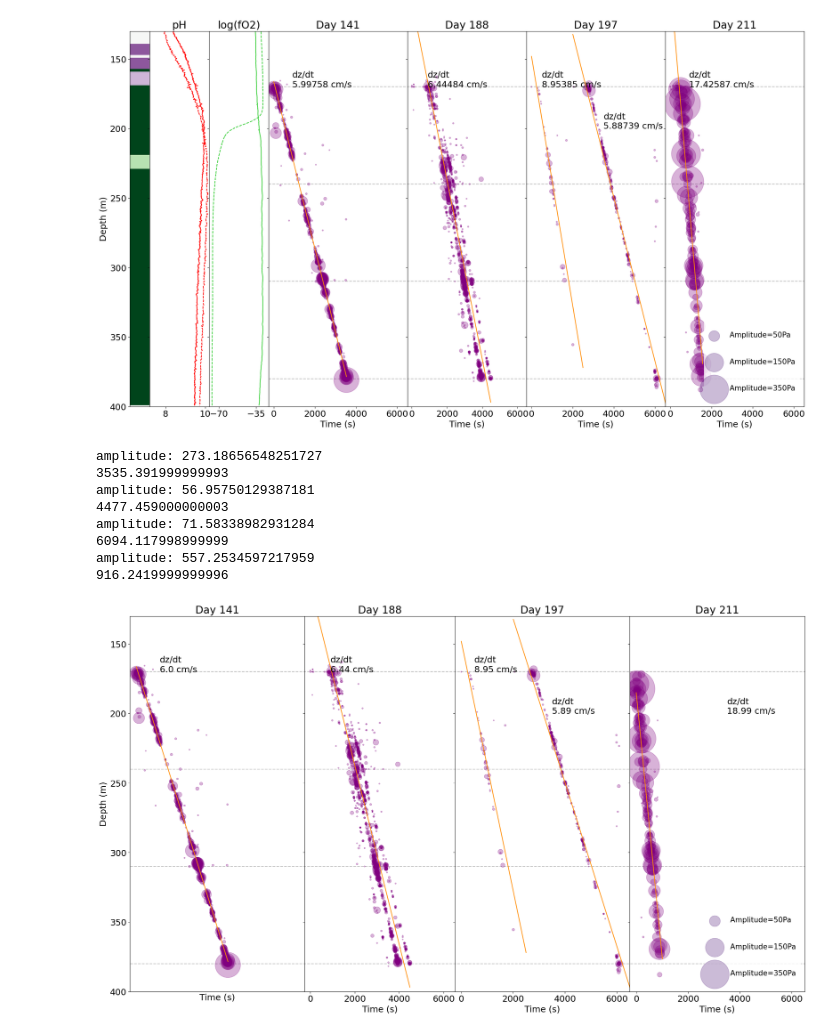
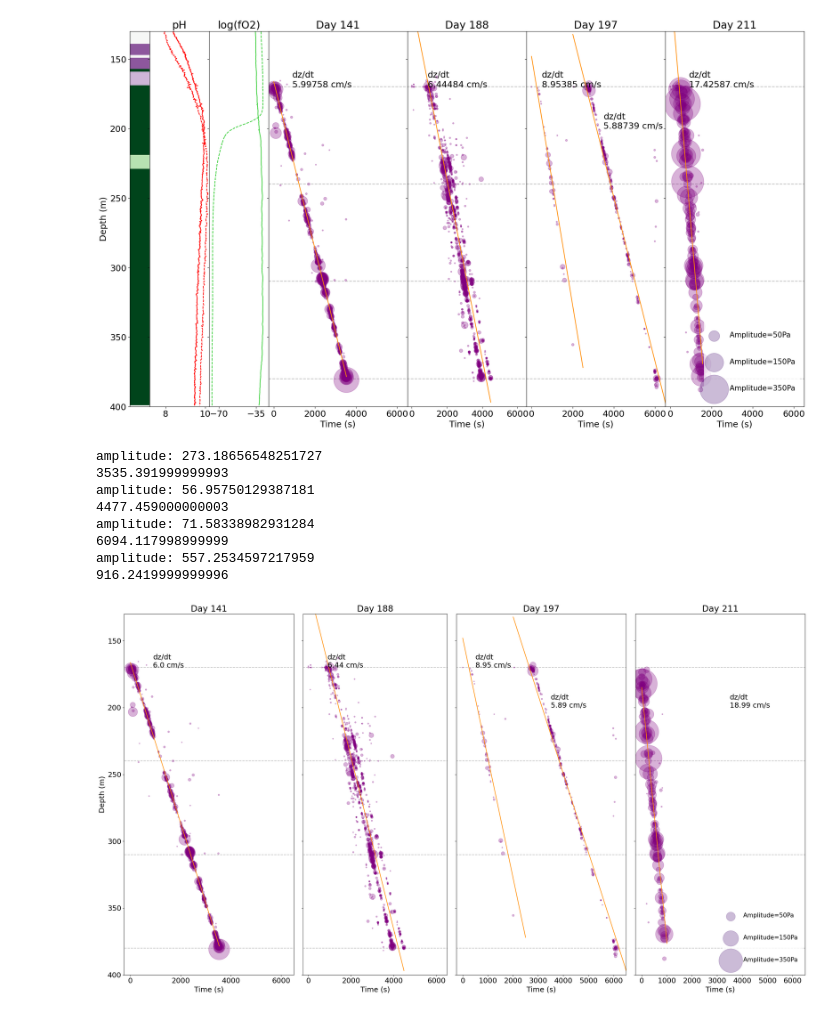
Before and after one commit to SerpRateAI/tensilePaper, a Jupyter notebook: combined-geology-chemistry-fractures.ipynb, the cells around one changed output. Saved outputs shown, nothing was run; the diff lists cells and outputs as text; code cells hidden in the pictures.

```diff
--- a/combined-geology-chemistry-fractures.ipynb
+++ b/combined-geology-chemistry-fractures.ipynb
@@ -384,34 +384,38 @@ lr.fit(x, y)
 xmod = np.linspace(xstop, 7000, 1000)
 ymod = lr.intercept_ + lr.coef_[0] * (xmod - xstop)
 mosaic['d'].plot(xmod, ymod, color='darkorange')
 mosaic['d'].text(s=f'dz/dt\n{np.round(lr.coef_[0][0]*100, 2)} cm/s'
                  ,x=3500, y=200
                  ,fontsize=18)
 
 # 211 fitline
 data = df211[20:].copy()
 x = data['arrival_datetime'].diff().apply(lambda t: t.total_seconds()).fillna(0).cumsum().values.reshape(-1, 1)
 y = data['depth'].values.reshape(-1, 1)
 lr = linear_model.LinearRegression()
 lr.fit(x, y)
 xmod = np.linspace(0, x.max(), 1000)
 ymod = lr.intercept_ + lr.coef_[0] * (xmod)
 mosaic['e'].plot(xmod, ymod, color='darkorange')
 mosaic['e'].text(s=f'dz/dt\n{np.round(lr.coef_[0][0]*100, 2)} cm/s'
                  ,x=3500, y=200
                  ,fontsize=18)
 
+mosaic['b'].set_xticks(np.arange(0, 6001, 2000))
+# mosaic['b'].set_xlim(-50, 4500)
+
+fig.tight_layout()
 fig.savefig('fig4.pdf', bbox_inches='tight')
 # %% [output]
 amplitude: 273.18656548251727
 3535.391999999993
 amplitude: 56.95750129387181
 4477.459000000003
 amplitude: 71.58338982931284
 6094.117998999999
 amplitude: 557.2534597217959
 916.2419999999996
-[figure, old version]
+[figure, new version]
 # %%
 fig, ax = plt.subplots()
 
```
Also changed, not shown: parts of 2 cells of this notebook, 9 other files.
